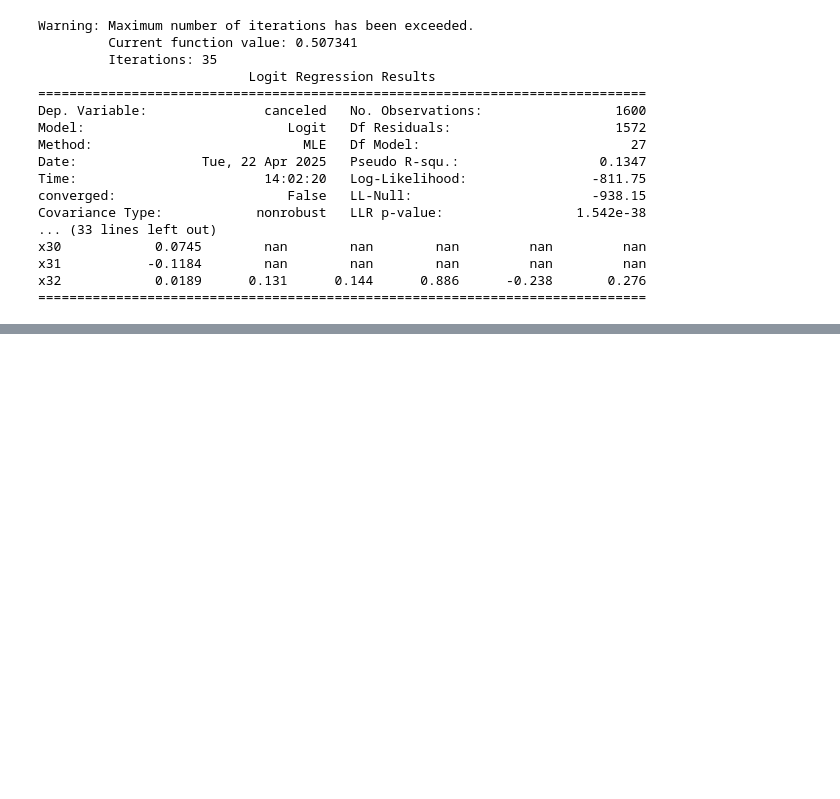
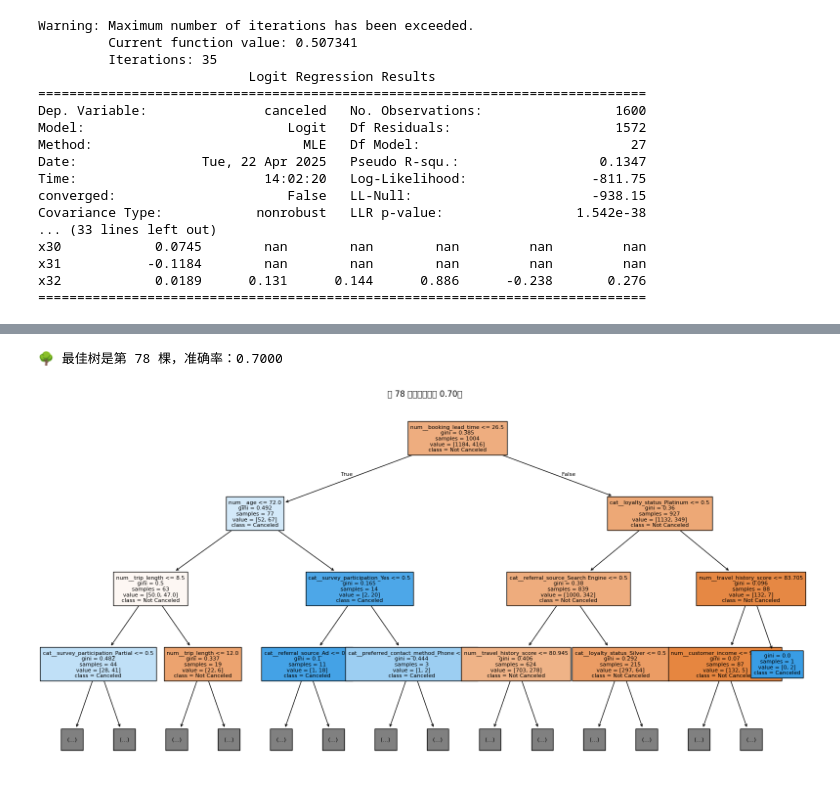
Before and after one commit to CYXNBNBNB/AD654-Sp25A3-Project, a Jupyter notebook: 67.ipynb, the cells around one changed output, grey strips where cells are left out. Saved outputs shown, nothing was run; the diff lists cells and outputs as text; code cells hidden in the pictures; blank space fills up the shorter version.

```diff
--- a/67.ipynb
+++ b/67.ipynb
@@ -212,0 +271,40 @@ x32            0.0189      0.131      0.144      0.886      -0.238       0.276
+# %%
+from sklearn.metrics import accuracy_score
+import matplotlib.pyplot as plt
+from sklearn.tree import plot_tree
+
+# 获取预处理后的训练集 & 测试集
+X_test_transformed = preprocessor.transform(X_test)
+
+# 获取所有树
+trees = rf_pipeline.named_steps['classifier'].estimators_
+
+# 找出在测试集上表现最好的那棵树
+best_tree = None
+best_accuracy = 0
+best_index = -1
+
+for i, tree in enumerate(trees):
+    y_pred_tree = tree.predict(X_test_transformed)
+    acc = accuracy_score(y_test, y_pred_tree)
+    if acc > best_accuracy:
+        best_accuracy = acc
+        best_tree = tree
+        best_index = i
+
+print(f"🌳 最佳树是第 {best_index} 棵，准确率：{best_accuracy:.4f}")
+
+# 可视化这棵树（前 3 层）
+feature_names = preprocessor.get_feature_names_out()
+plt.figure(figsize=(20, 10))
+plot_tree(best_tree,
+          feature_names=feature_names,
+          class_names=['Not Canceled', 'Canceled'],
+          filled=True,
+          max_depth=3,
+          fontsize=8)
+plt.title(f"第 {best_index} 棵树（准确率 {best_accuracy:.2f}）")
+plt.show()
+# %% [output]
+🌳 最佳树是第 78 棵，准确率：0.7000
+[figure, added]
```
Also changed, not shown: parts of 9 cells of this notebook.
